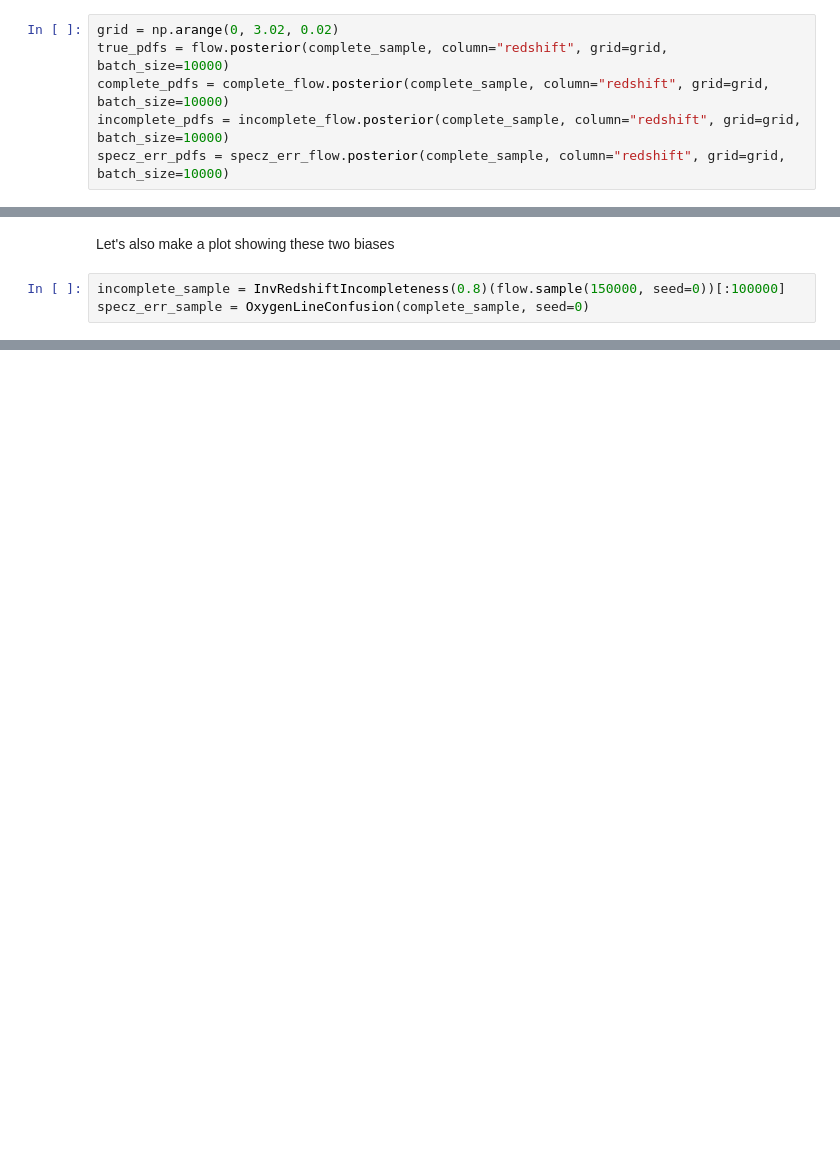
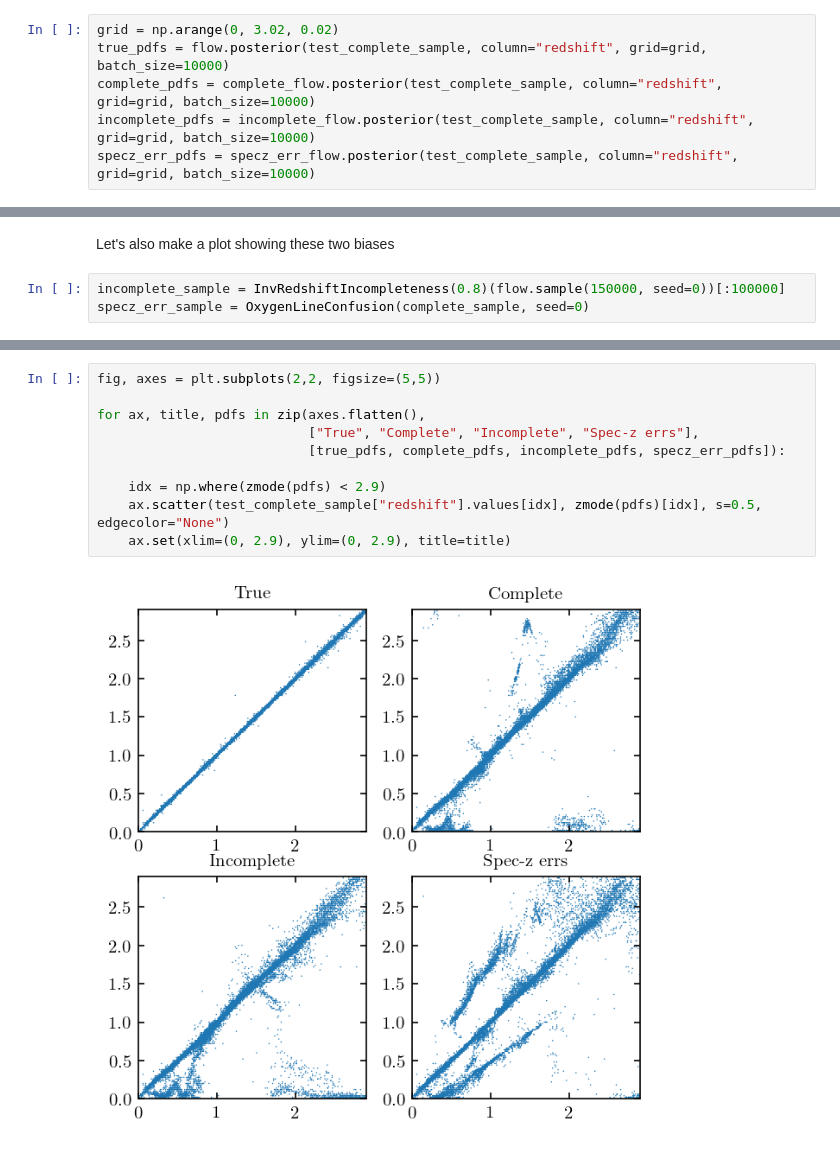
Before and after one commit to jfcrenshaw/pzflow-paper-2021, a Jupyter notebook: forward-modeling/degradation-demo.ipynb, the cells around one changed output, grey strips where cells are left out. Drawn from its saved outputs; the diff is of its cells as text; blank space fills up the shorter version.

```diff
--- a/forward-modeling/degradation-demo.ipynb
+++ b/forward-modeling/degradation-demo.ipynb
@@ -263,10 +269,10 @@ complete_sample = flow.sample(100000, seed=0)
 Let's calculate a bunch of posteriors and print some stats
 # %%
 grid = np.arange(0, 3.02, 0.02)
-true_pdfs = flow.posterior(complete_sample, column="redshift", grid=grid, batch_size=10000)
-complete_pdfs = complete_flow.posterior(complete_sample, column="redshift", grid=grid, batch_size=10000)
-incomplete_pdfs = incomplete_flow.posterior(complete_sample, column="redshift", grid=grid, batch_size=10000)
-specz_err_pdfs = specz_err_flow.posterior(complete_sample, column="redshift", grid=grid, batch_size=10000)
+true_pdfs = flow.posterior(test_complete_sample, column="redshift", grid=grid, batch_size=10000)
+complete_pdfs = complete_flow.posterior(test_complete_sample, column="redshift", grid=grid, batch_size=10000)
+incomplete_pdfs = incomplete_flow.posterior(test_complete_sample, column="redshift", grid=grid, batch_size=10000)
+specz_err_pdfs = specz_err_flow.posterior(test_complete_sample, column="redshift", grid=grid, batch_size=10000)
 # %%
 def zmode(pdfs):
     return grid[np.argmax(pdfs, axis=1)]
@@ -310,0 +317,12 @@ fig.savefig("figures/degradation-demo.pdf")
+# %%
+fig, axes = plt.subplots(2,2, figsize=(5,5))
+
+for ax, title, pdfs in zip(axes.flatten(),
+                           ["True", "Complete", "Incomplete", "Spec-z errs"],
+                           [true_pdfs, complete_pdfs, incomplete_pdfs, specz_err_pdfs]):
+
+    idx = np.where(zmode(pdfs) < 2.9)
+    ax.scatter(test_complete_sample["redshift"].values[idx], zmode(pdfs)[idx], s=0.5, edgecolor="None")
+    ax.set(xlim=(0, 2.9), ylim=(0, 2.9), title=title)
+# %% [output]
+[figure, added]
```
Also changed, not shown: parts of 13 cells of this notebook, 5 other files.
